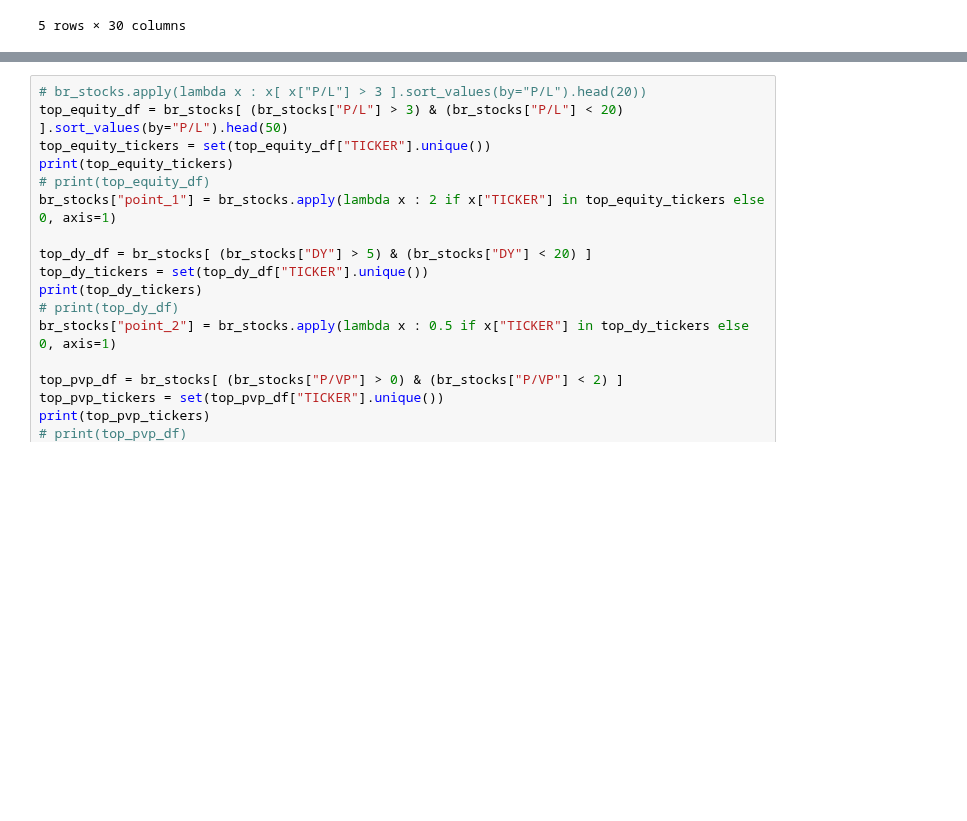
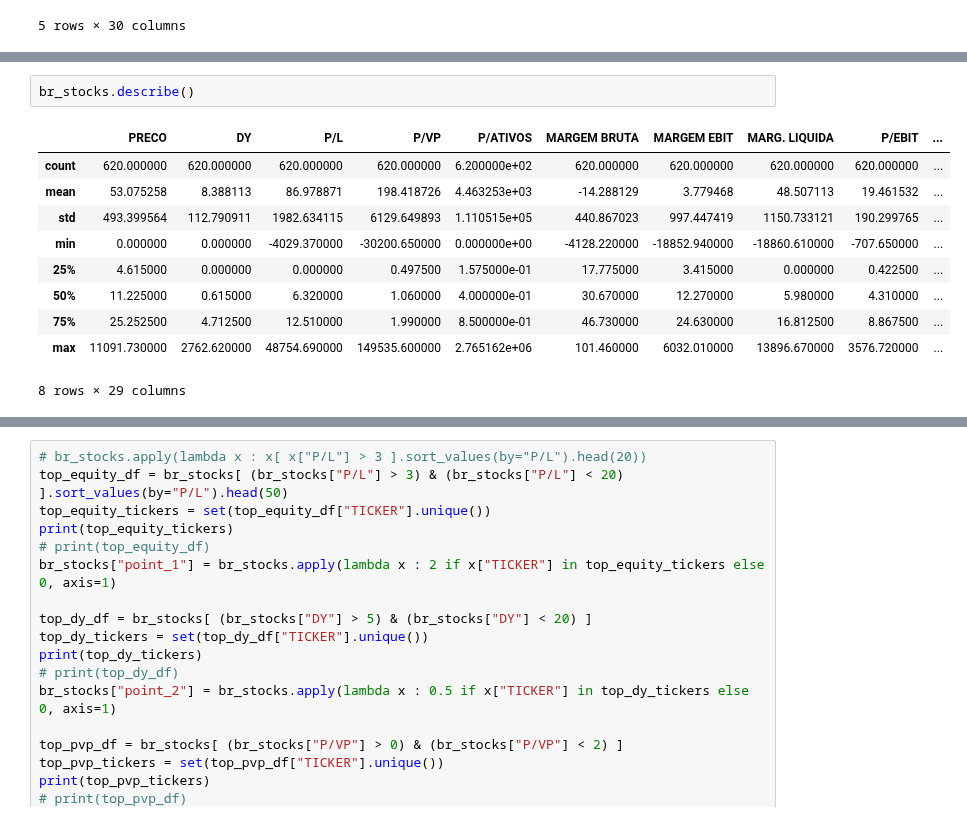
Before and after one commit to APF2000/data-analysis, a Jupyter notebook: status_invest/status_invest.ipynb, the cells around one changed output, grey strips where cells are left out. Cells and saved outputs as stored; diff of their text form; blank space fills up the shorter version.

```diff
--- a/status_invest/status_invest.ipynb
+++ b/status_invest/status_invest.ipynb
@@ -30,0 +138,13 @@ Index(['TICKER', 'PRECO', 'DY', 'P/L', 'P/VP', 'P/ATIVOS', 'MARGEM BRUTA',
+# %%
+br_stocks.describe()
+# %% [output]
+|  | PRECO | DY | P/L | P/VP | P/ATIVOS | MARGEM BRUTA | MARGEM EBIT | MARG. LIQUIDA | P/EBIT | ... |
+| count | 620.000000 | 620.000000 | 620.000000 | 620.000000 | 6.200000e+02 | 620.000000 | 620.000000 | 620.000000 | 620.000000 | ... |
+| mean | 53.075258 | 8.388113 | 86.978871 | 198.418726 | 4.463253e+03 | -14.288129 | 3.779468 | 48.507113 | 19.461532 | ... |
+| std | 493.399564 | 112.790911 | 1982.634115 | 6129.649893 | 1.110515e+05 | 440.867023 | 997.447419 | 1150.733121 | 190.299765 | ... |
+| min | 0.000000 | 0.000000 | -4029.370000 | -30200.650000 | 0.000000e+00 | -4128.220000 | -18852.940000 | -18860.610000 | -707.650000 | ... |
+| 25% | 4.615000 | 0.000000 | 0.000000 | 0.497500 | 1.575000e-01 | 17.775000 | 3.415000 | 0.000000 | 0.422500 | ... |
+| 50% | 11.225000 | 0.615000 | 6.320000 | 1.060000 | 4.000000e-01 | 30.670000 | 12.270000 | 5.980000 | 4.310000 | ... |
+| 75% | 25.252500 | 4.712500 | 12.510000 | 1.990000 | 8.500000e-01 | 46.730000 | 24.630000 | 16.812500 | 8.867500 | ... |
+| max | 11091.730000 | 2762.620000 | 48754.690000 | 149535.600000 | 2.765162e+06 | 101.460000 | 6032.010000 | 13896.670000 | 3576.720000 | ... |
+8 rows × 29 columns
```
Also changed, not shown: parts of 5 cells of this notebook.
